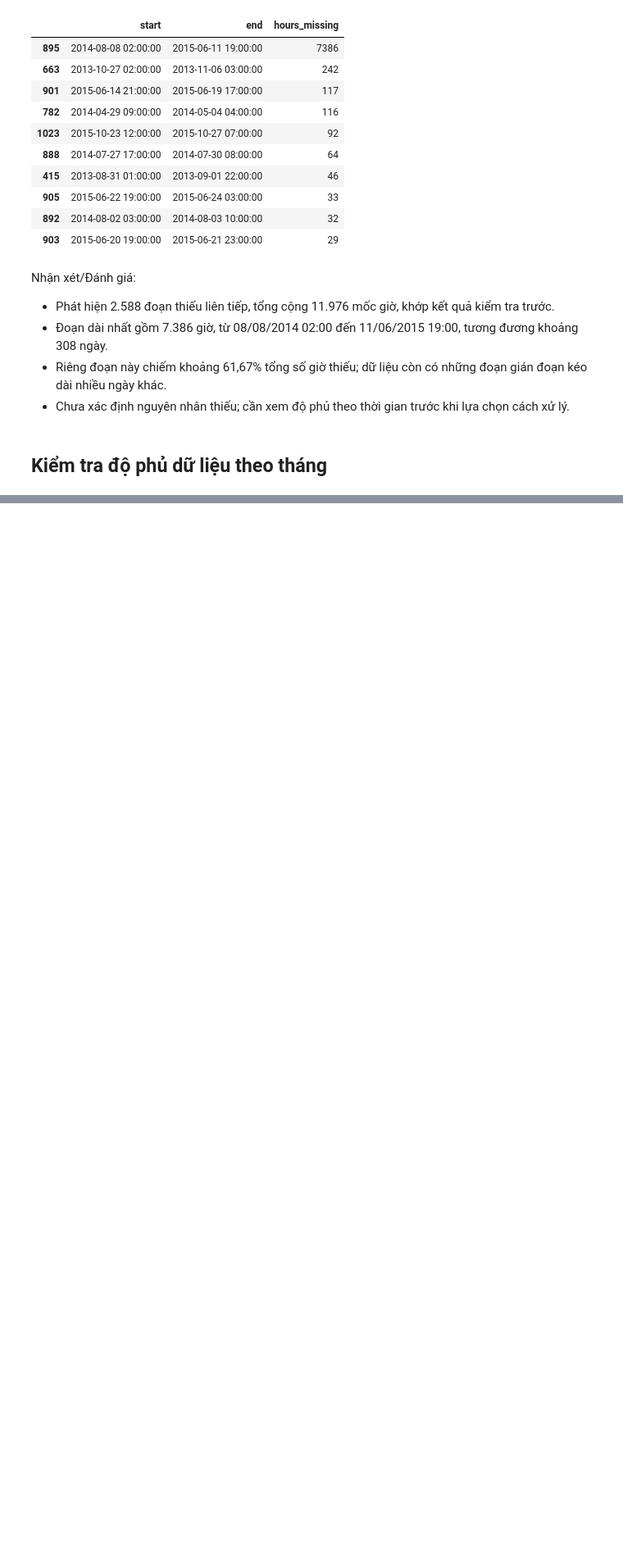
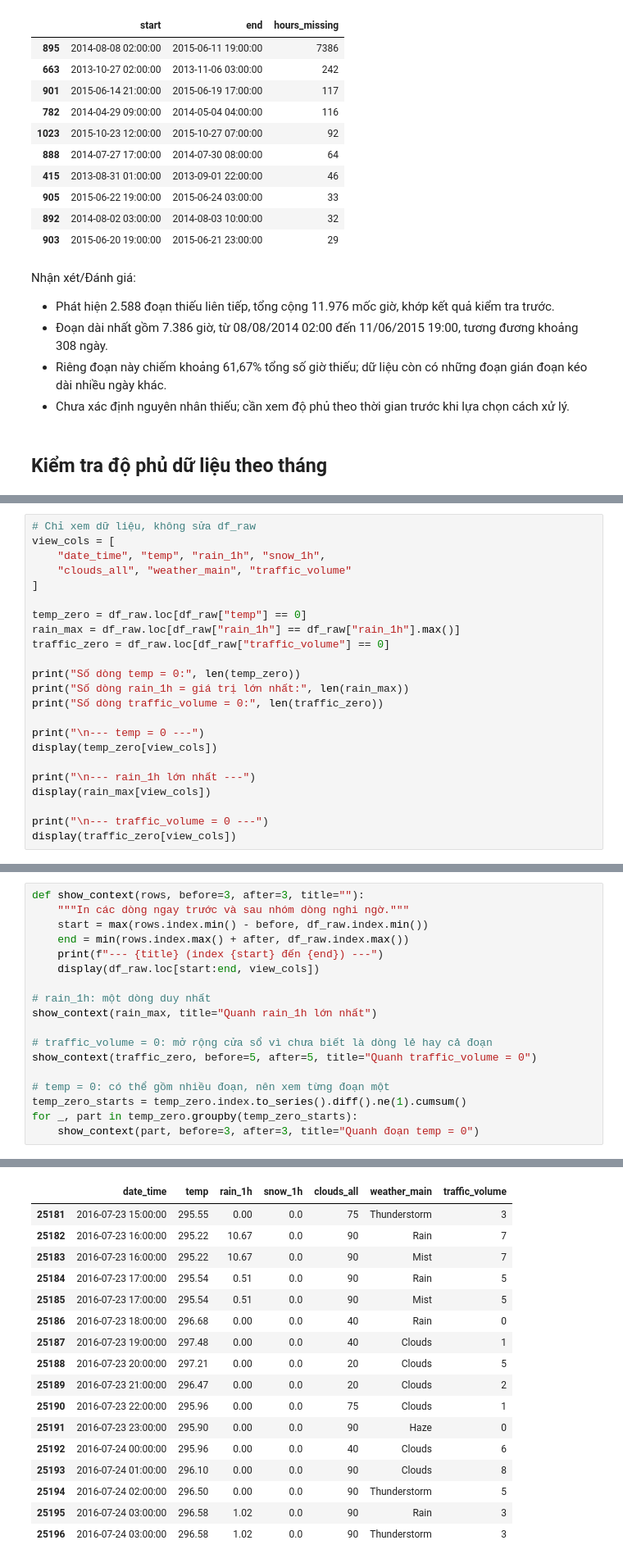
Before and after one commit to HuyTec/SGU_HocMay_2026-2027, a Jupyter notebook: metro_interstate_traffic_volume/notebooks/data_validation.ipynb, the cells around one changed output, grey strips where cells are left out. Shown at 82% size. Cells and saved outputs as stored; diff of their text form; blank space fills up the shorter version.

Commit message:
cuối kì /kiểm dữ liệu nghi là bất thường

```diff
--- a/metro_interstate_traffic_volume/notebooks/data_validation.ipynb
+++ b/metro_interstate_traffic_volume/notebooks/data_validation.ipynb
@@ -648,0 +689,23 @@ Tổng giờ thiếu: 11976
+# %%
+# Chỉ xem dữ liệu, không sửa df_raw
+view_cols = [
+    "date_time", "temp", "rain_1h", "snow_1h",
+    "clouds_all", "weather_main", "traffic_volume"
+]
+
+temp_zero = df_raw.loc[df_raw["temp"] == 0]
+rain_max = df_raw.loc[df_raw["rain_1h"] == df_raw["rain_1h"].max()]
+traffic_zero = df_raw.loc[df_raw["traffic_volume"] == 0]
+
+print("Số dòng temp = 0:", len(temp_zero))
+print("Số dòng rain_1h = giá trị lớn nhất:", len(rain_max))
+print("Số dòng traffic_volume = 0:", len(traffic_zero))
+
+print("\n--- temp = 0 ---")
+display(temp_zero[view_cols])
+
+print("\n--- rain_1h lớn nhất ---")
+display(rain_max[view_cols])
+
+print("\n--- traffic_volume = 0 ---")
+display(traffic_zero[view_cols])
@@ -648,0 +743,19 @@ Tổng giờ thiếu: 11976
+# %%
+def show_context(rows, before=3, after=3, title=""):
+    """In các dòng ngay trước và sau nhóm dòng nghi ngờ."""
+    start = max(rows.index.min() - before, df_raw.index.min())
+    end = min(rows.index.max() + after, df_raw.index.max())
+    print(f"--- {title} (index {start} đến {end}) ---")
+    display(df_raw.loc[start:end, view_cols])
+
+# rain_1h: một dòng duy nhất
+show_context(rain_max, title="Quanh rain_1h lớn nhất")
+
+# traffic_volume = 0: mở rộng cửa sổ vì chưa biết là dòng lẻ hay cả đoạn
+show_context(traffic_zero, before=5, after=5, title="Quanh traffic_volume = 0")
+
+# temp = 0: có thể gồm nhiều đoạn, nên xem từng đoạn một
+temp_zero_starts = temp_zero.index.to_series().diff().ne(1).cumsum()
+for _, part in temp_zero.groupby(temp_zero_starts):
+    show_context(part, before=3, after=3, title="Quanh đoạn temp = 0")
+# %% [output]
@@ -648,0 +772,17 @@ Tổng giờ thiếu: 11976
+|  | date_time | temp | rain_1h | snow_1h | clouds_all | weather_main | traffic_volume |
+| 25181 | 2016-07-23 15:00:00 | 295.55 | 0.00 | 0.0 | 75 | Thunderstorm | 3 |
+| 25182 | 2016-07-23 16:00:00 | 295.22 | 10.67 | 0.0 | 90 | Rain | 7 |
+| 25183 | 2016-07-23 16:00:00 | 295.22 | 10.67 | 0.0 | 90 | Mist | 7 |
+| 25184 | 2016-07-23 17:00:00 | 295.54 | 0.51 | 0.0 | 90 | Rain | 5 |
+| 25185 | 2016-07-23 17:00:00 | 295.54 | 0.51 | 0.0 | 90 | Mist | 5 |
+| 25186 | 2016-07-23 18:00:00 | 296.68 | 0.00 | 0.0 | 40 | Rain | 0 |
+| 25187 | 2016-07-23 19:00:00 | 297.48 | 0.00 | 0.0 | 40 | Clouds | 1 |
+| 25188 | 2016-07-23 20:00:00 | 297.21 | 0.00 | 0.0 | 20 | Clouds | 5 |
+| 25189 | 2016-07-23 21:00:00 | 296.47 | 0.00 | 0.0 | 20 | Clouds | 2 |
+| 25190 | 2016-07-23 22:00:00 | 295.96 | 0.00 | 0.0 | 75 | Clouds | 1 |
+| 25191 | 2016-07-23 23:00:00 | 295.90 | 0.00 | 0.0 | 90 | Haze | 0 |
+| 25192 | 2016-07-24 00:00:00 | 295.96 | 0.00 | 0.0 | 40 | Clouds | 6 |
+| 25193 | 2016-07-24 01:00:00 | 296.10 | 0.00 | 0.0 | 90 | Clouds | 8 |
+| 25194 | 2016-07-24 02:00:00 | 296.50 | 0.00 | 0.0 | 90 | Thunderstorm | 5 |
+| 25195 | 2016-07-24 03:00:00 | 296.58 | 1.02 | 0.0 | 90 | Rain | 3 |
+| 25196 | 2016-07-24 03:00:00 | 296.58 | 1.02 | 0.0 | 90 | Thunderstorm | 3 |
```
Also changed, not shown: parts of 10 cells of this notebook.
